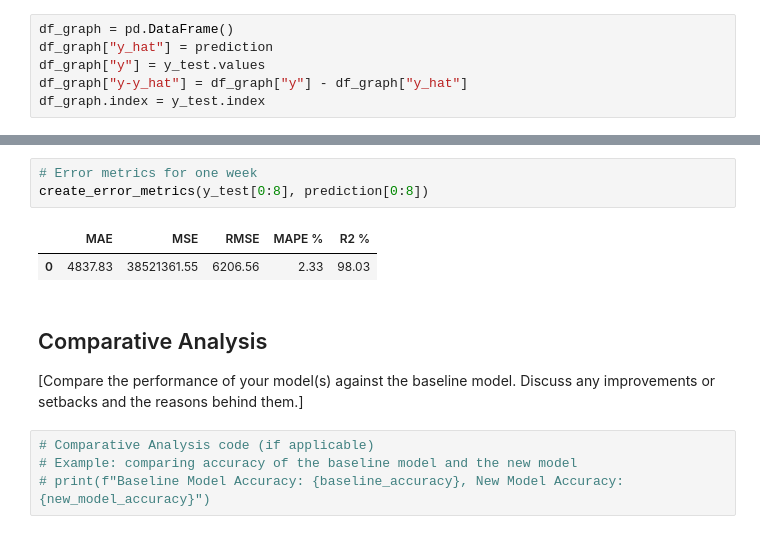
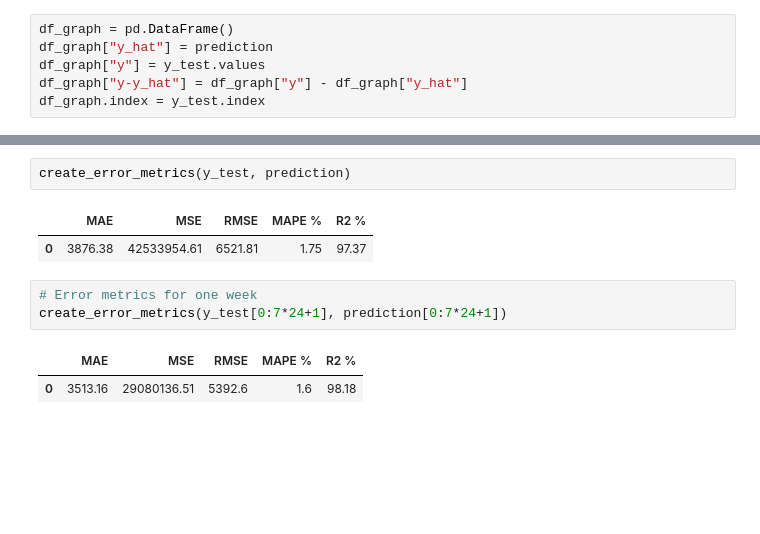
Before and after one commit to EjoelM/Opencampus_SH_TimeSeries_Energy, a Jupyter notebook: 3_Models/lightGBM.ipynb, the cells around one changed output, grey strips where cells are left out. Cells and saved outputs as stored; diff of their text form; blank space fills up the shorter version.

```diff
--- a/3_Models/lightGBM.ipynb
+++ b/3_Models/lightGBM.ipynb
@@ -165,15 +166,12 @@ Date (UTC)
 Name: y-y_hat, Length: 5256, dtype: float64
+# %%
+create_error_metrics(y_test, prediction)
+# %% [output]
+|  | MAE | MSE | RMSE | MAPE % | R2 % |
+| 0 | 3876.38 | 42533954.61 | 6521.81 | 1.75 | 97.37 |
 # %%
 # Error metrics for one week
-create_error_metrics(y_test[0:8], prediction[0:8])
+create_error_metrics(y_test[0:7*24+1], prediction[0:7*24+1])
 # %% [output]
 |  | MAE | MSE | RMSE | MAPE % | R2 % |
-| 0 | 4837.83 | 38521361.55 | 6206.56 | 2.33 | 98.03 |
+| 0 | 3513.16 | 29080136.51 | 5392.6 | 1.6 | 98.18 |
-# %% [markdown]
-## Comparative Analysis
-
-[Compare the performance of your model(s) against the baseline model. Discuss any improvements or setbacks and the reasons behind them.]
-# %%
-# Comparative Analysis code (if applicable)
-# Example: comparing accuracy of the baseline model and the new model
-# print(f"Baseline Model Accuracy: {baseline_accuracy}, New Model Accuracy: {new_model_accuracy}")
```
Also changed, not shown: parts of 6 cells of this notebook, 2 other files.
